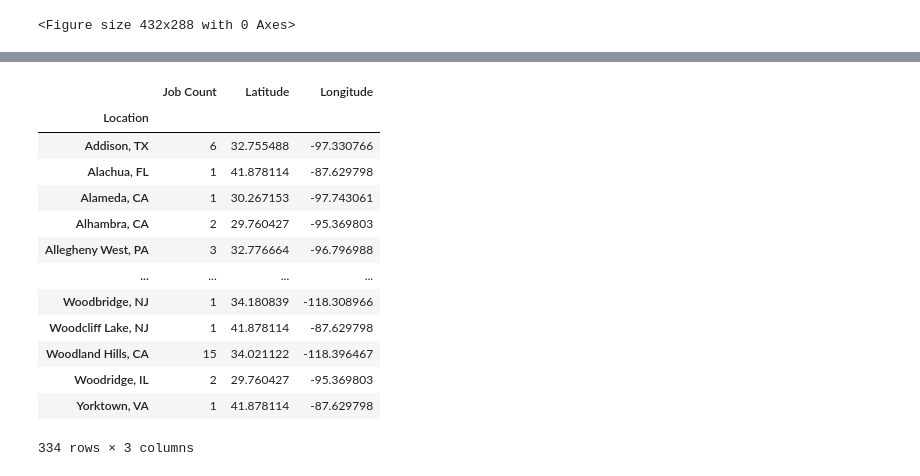
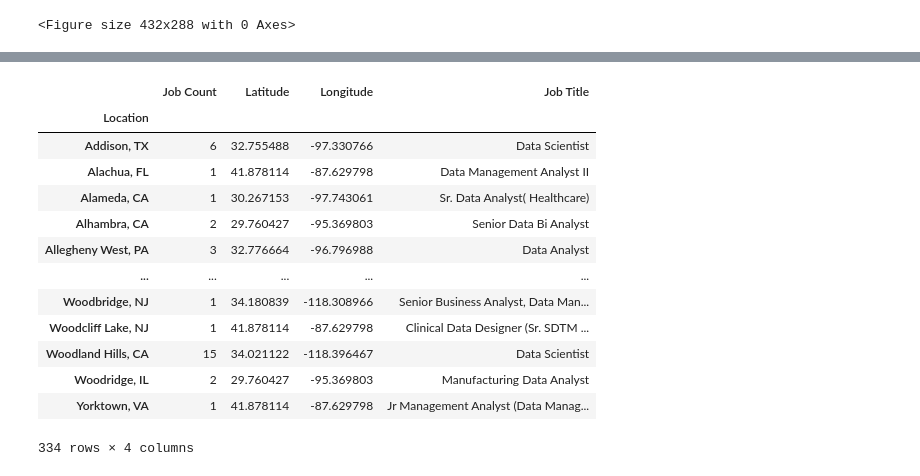
Before and after one commit to chaenii989/Data-Related-Job-Market, a Jupyter notebook: Project1_group3.ipynb, the cells around one changed output, grey strips where cells are left out. Drawn from its saved outputs; the diff is of its cells as text; code cells hidden in the pictures.

```diff
--- a/Project1_group3.ipynb
+++ b/Project1_group3.ipynb
@@ -91,0 +29,20 @@ Name: Industry, Length: 109, dtype: int64
+# %%
+# concatinate all 3 dataframe into final dataframe
+
+list_df = [data_science, data_analyst, data_engineer]
+final_df = pd.concat(list_df)
+
+# Data cleaning
+final_df = final_df.drop(['Job Description','Rating','Headquarters','Size','Founded','Type of ownership','Sector',
+                          'Revenue','Competitors','Easy Apply'],axis=1)
+
+# Remove all ratings after company name
+final_df['Company Name'] = final_df['Company Name'].str.split(pat="\n").str[0]
+
+# Remove all (Glassdoor est.) after estimated
+final_df['Salary Estimate'] = final_df['Salary Estimate'].str.split(pat="(").str[0]
+
+# Change '-1' to 'Unknown' in Industry column
+final_df['Industry'].replace({"-1":'Unknown'},inplace=True)
+
+final_df
@@ -166,4 +130,0 @@ Name: Location, Length: 8690, dtype: object
-# %%
-state_df = final_df['Location'].str.split(pat=", ").str[1]
-final_df['State'] = state_df
-final_df['State'].value_counts(sort=True).head(10)
@@ -206,30 +158,36 @@ final_df
 # %%
+# Builds final clean data frame
+# Use group by
 location_groupby = final_df.groupby("Location")
 
 job_count = location_groupby["Job Title"].count()
-one_lat = location_groupby["Latitude"].first()
-one_long = location_groupby["Longitude"].first()
+lat = location_groupby["Latitude"].first()
+long = location_groupby["Longitude"].first()
+job_title = location_groupby["Job Title"].first()
+
 
 final_clean_df = pd.DataFrame(
     {
         "Job Count": job_count,
-        "Latitude": one_lat,
-        "Longitude": one_long,
+        "Latitude": lat,
+        "Longitude": long,
+        "Job Title" : job_title
     }
 )
+
 final_clean_df
 # %% [output]
-|  | Job Count | Latitude | Longitude |
-| Location |  |  |  |
-| Addison, TX | 6 | 32.755488 | -97.330766 |
-| Alachua, FL | 1 | 41.878114 | -87.629798 |
-| Alameda, CA | 1 | 30.267153 | -97.743061 |
-| Alhambra, CA | 2 | 29.760427 | -95.369803 |
-| Allegheny West, PA | 3 | 32.776664 | -96.796988 |
-| ... | ... | ... | ... |
-| Woodbridge, NJ | 1 | 34.180839 | -118.308966 |
-| Woodcliff Lake, NJ | 1 | 41.878114 | -87.629798 |
-| Woodland Hills, CA | 15 | 34.021122 | -118.396467 |
-| Woodridge, IL | 2 | 29.760427 | -95.369803 |
-| Yorktown, VA | 1 | 41.878114 | -87.629798 |
+|  | Job Count | Latitude | Longitude | Job Title |
+| Location |  |  |  |  |
+| Addison, TX | 6 | 32.755488 | -97.330766 | Data Scientist |
+| Alachua, FL | 1 | 41.878114 | -87.629798 | Data Management Analyst II |
+| Alameda, CA | 1 | 30.267153 | -97.743061 | Sr. Data Analyst( Healthcare) |
+| Alhambra, CA | 2 | 29.760427 | -95.369803 | Senior Data Bi Analyst |
+| Allegheny West, PA | 3 | 32.776664 | -96.796988 | Data Analyst |
+| ... | ... | ... | ... | ... |
+| Woodbridge, NJ | 1 | 34.180839 | -118.308966 | Senior Business Analyst, Data Man... |
+| Woodcliff Lake, NJ | 1 | 41.878114 | -87.629798 | Clinical Data Designer (Sr. SDTM ... |
+| Woodland Hills, CA | 15 | 34.021122 | -118.396467 | Data Scientist |
+| Woodridge, IL | 2 | 29.760427 | -95.369803 | Manufacturing Data Analyst |
+| Yorktown, VA | 1 | 41.878114 | -87.629798 | Jr Management Analyst (Data Manag... |
-334 rows × 3 columns
+334 rows × 4 columns
```
Also changed, not shown: parts of 16 cells of this notebook, 5 other files.
